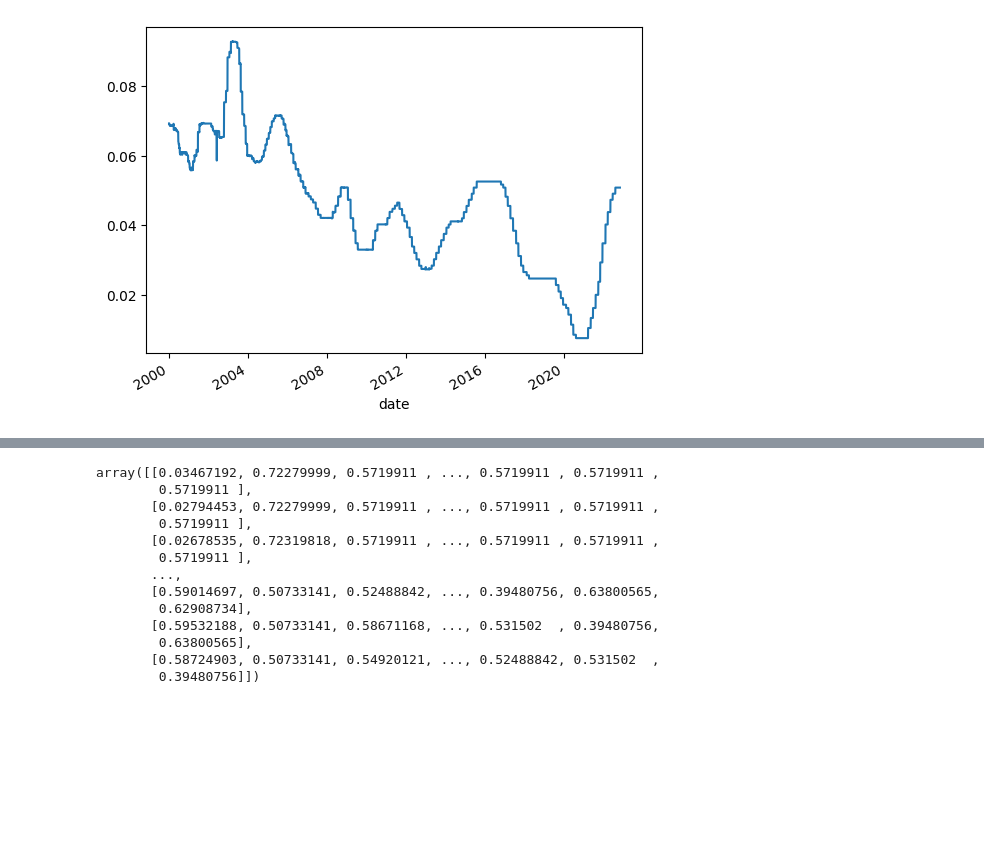
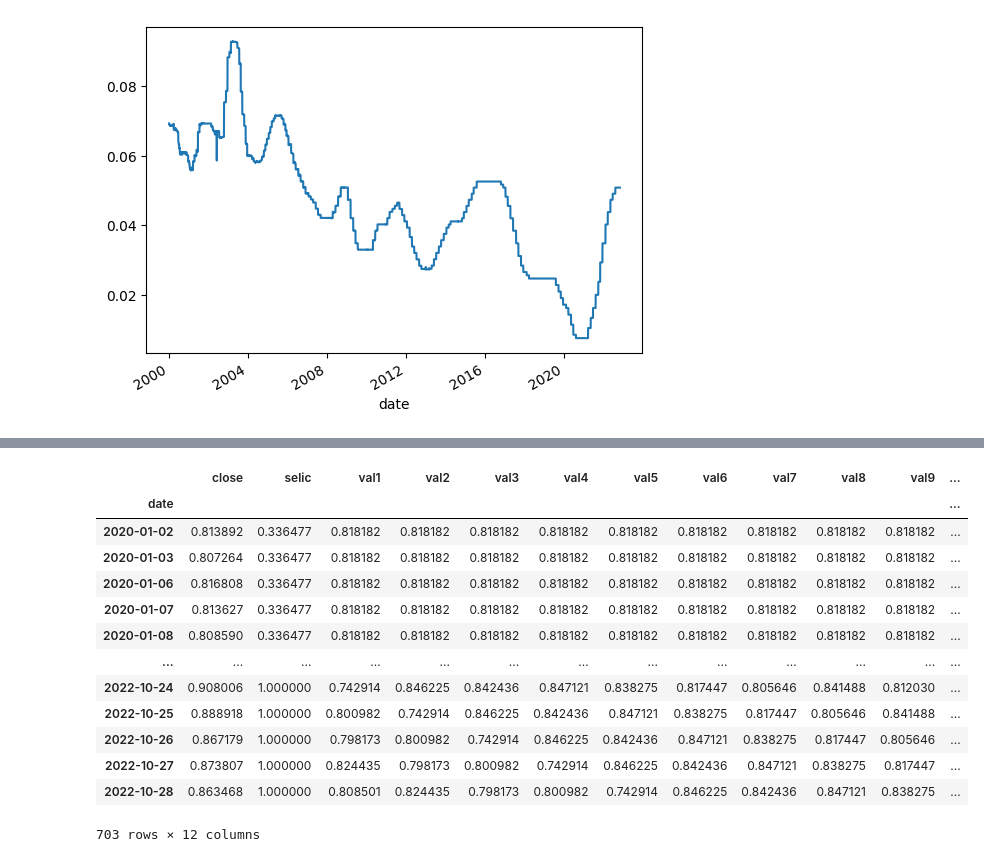
Before and after one commit to xxbielxd/Modelo-de-Predi-o-da-Bolsa-de-Valores, a Jupyter notebook: script.ipynb, the cells around one changed output, grey strips where cells are left out. Cells and saved outputs as stored; diff of their text form; code cells hidden in the pictures; blank space fills up the shorter version.

```diff
--- a/script.ipynb
+++ b/script.ipynb
@@ -294,22 +256,36 @@ petr_dados
-# %%
-# Escalar os dados
-
-from sklearn.preprocessing import MinMaxScaler
-
-scaler = MinMaxScaler(feature_range=(0,1))
-petr_dados_formatado = scaler.fit_transform(petr_dados)
-petr_dados_formatado
-# %% [output]
-array([[0.03467192, 0.72279999, 0.5719911 , ..., 0.5719911 , 0.5719911 ,
-        0.5719911 ],
-       [0.02794453, 0.72279999, 0.5719911 , ..., 0.5719911 , 0.5719911 ,
-        0.5719911 ],
-       [0.02678535, 0.72319818, 0.5719911 , ..., 0.5719911 , 0.5719911 ,
-        0.5719911 ],
-       ...,
-       [0.59014697, 0.50733141, 0.52488842, ..., 0.39480756, 0.63800565,
-        0.62908734],
-       [0.59532188, 0.50733141, 0.58671168, ..., 0.531502  , 0.39480756,
-        0.63800565],
-       [0.58724903, 0.50733141, 0.54920121, ..., 0.52488842, 0.531502  ,
-        0.39480756]])
+# %%
+# Escalar os dados
+
+from sklearn.preprocessing import MinMaxScaler
+petr_dados_formatado = pd.DataFrame()
+
+#salvar o valor maximo pra ser usado posteriormente
+max_close = max(petr_dados["close"])
+
+petr_dados_formatado["close"] = petr_dados["close"] / max(petr_dados["close"])
+petr_dados_formatado["selic"] = petr_dados["selic"] / max(petr_dados["selic"])
+
+count = 1
+while count <= numeroDiasAnteriores:
+    petr_dados_formatado['val'+str(count)] = petr_dados['val'+str(count)] / max(petr_dados['val'+str(count)])
+    count +=1
+
+petr_dados_formatado
+#scaler = MinMaxScaler(feature_range=(0,1))
+#petr_dados_formatado = scaler.fit_transform(petr_dados)
+#petr_dados_formatado
+# %% [output]
+|  | close | selic | val1 | val2 | val3 | val4 | val5 | val6 | val7 | val8 | val9 | ... |
+| date |  |  |  |  |  |  |  |  |  |  |  | ... |
+| 2020-01-02 | 0.813892 | 0.336477 | 0.818182 | 0.818182 | 0.818182 | 0.818182 | 0.818182 | 0.818182 | 0.818182 | 0.818182 | 0.818182 | ... |
+| 2020-01-03 | 0.807264 | 0.336477 | 0.818182 | 0.818182 | 0.818182 | 0.818182 | 0.818182 | 0.818182 | 0.818182 | 0.818182 | 0.818182 | ... |
+| 2020-01-06 | 0.816808 | 0.336477 | 0.818182 | 0.818182 | 0.818182 | 0.818182 | 0.818182 | 0.818182 | 0.818182 | 0.818182 | 0.818182 | ... |
+| 2020-01-07 | 0.813627 | 0.336477 | 0.818182 | 0.818182 | 0.818182 | 0.818182 | 0.818182 | 0.818182 | 0.818182 | 0.818182 | 0.818182 | ... |
+| 2020-01-08 | 0.808590 | 0.336477 | 0.818182 | 0.818182 | 0.818182 | 0.818182 | 0.818182 | 0.818182 | 0.818182 | 0.818182 | 0.818182 | ... |
+| ... | ... | ... | ... | ... | ... | ... | ... | ... | ... | ... | ... | ... |
+| 2022-10-24 | 0.908006 | 1.000000 | 0.742914 | 0.846225 | 0.842436 | 0.847121 | 0.838275 | 0.817447 | 0.805646 | 0.841488 | 0.812030 | ... |
+| 2022-10-25 | 0.888918 | 1.000000 | 0.800982 | 0.742914 | 0.846225 | 0.842436 | 0.847121 | 0.838275 | 0.817447 | 0.805646 | 0.841488 | ... |
+| 2022-10-26 | 0.867179 | 1.000000 | 0.798173 | 0.800982 | 0.742914 | 0.846225 | 0.842436 | 0.847121 | 0.838275 | 0.817447 | 0.805646 | ... |
+| 2022-10-27 | 0.873807 | 1.000000 | 0.824435 | 0.798173 | 0.800982 | 0.742914 | 0.846225 | 0.842436 | 0.847121 | 0.838275 | 0.817447 | ... |
+| 2022-10-28 | 0.863468 | 1.000000 | 0.808501 | 0.824435 | 0.798173 | 0.800982 | 0.742914 | 0.846225 | 0.842436 | 0.847121 | 0.838275 | ... |
+703 rows × 12 columns
```
Also changed, not shown: parts of 11 cells of this notebook, 1 other file.
